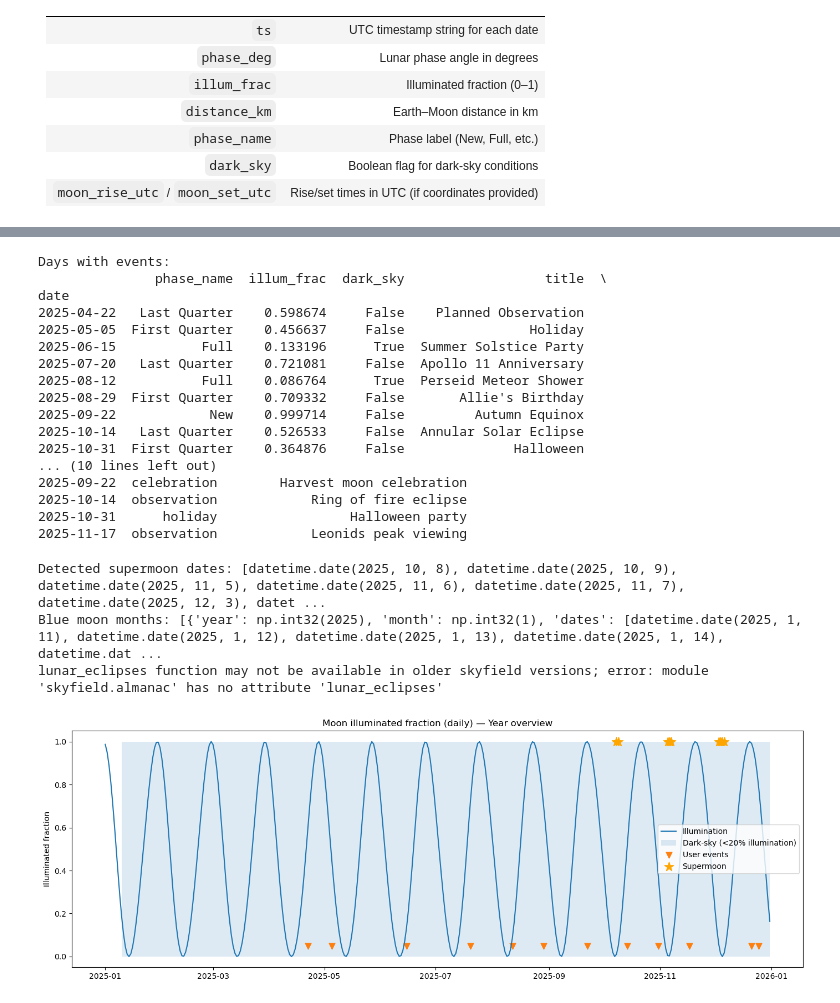
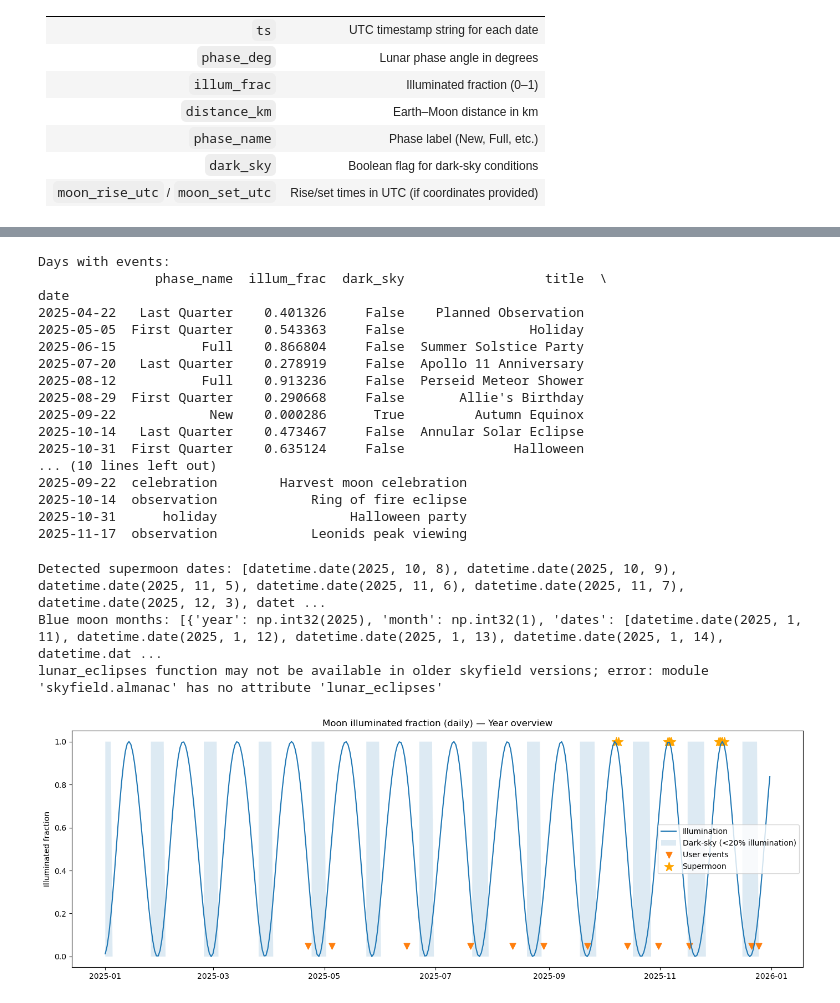
Before and after one commit to echengpython/Moon-Phase-Calendar-2025, a Jupyter notebook: moon_calendar.ipynb, the cells around one changed output, grey strips where cells are left out. Drawn from its saved outputs; the diff is of its cells as text; code cells hidden in the pictures.

Commit message:
fixed plot

```diff
--- a/moon_calendar.ipynb
+++ b/moon_calendar.ipynb
@@ -145,7 +145,7 @@ def generate_lunar_dataframe(start_date, end_date, observer_lat=None, observer_l
     # compute phase angle using almanac.moon_phase
     phase_angles = almanac.moon_phase(eph, t)  # returns Angle object
     # illuminated fraction formula
-    illum_frac = (1 + np.cos(phase_angles.radians)) / 2.0
+    illum_frac = (1 - np.cos(phase_angles.radians)) / 2.0
 
     # distances: compute geocentric vector from earth to moon
     # We'll observe moon from Earth's center for geocentric distance
@@ -252,15 +252,15 @@ print(events_with_data[['phase_name','illum_frac','dark_sky','title','category',
 Days with events:
                phase_name  illum_frac  dark_sky                  title  \
 date
-2025-04-22   Last Quarter    0.598674     False    Planned Observation
-2025-05-05  First Quarter    0.456637     False                Holiday
-2025-06-15           Full    0.133196      True  Summer Solstice Party
-2025-07-20   Last Quarter    0.721081     False  Apollo 11 Anniversary
-2025-08-12           Full    0.086764      True  Perseid Meteor Shower
-2025-08-29  First Quarter    0.709332     False       Allie's Birthday
-2025-09-22            New    0.999714     False         Autumn Equinox
-2025-10-14   Last Quarter    0.526533     False  Annular Solar Eclipse
-2025-10-31  First Quarter    0.364876     False              Halloween
+2025-04-22   Last Quarter    0.401326     False    Planned Observation
+2025-05-05  First Quarter    0.543363     False                Holiday
+2025-06-15           Full    0.866804     False  Summer Solstice Party
+2025-07-20   Last Quarter    0.278919     False  Apollo 11 Anniversary
+2025-08-12           Full    0.913236     False  Perseid Meteor Shower
+2025-08-29  First Quarter    0.290668     False       Allie's Birthday
+2025-09-22            New    0.000286      True         Autumn Equinox
+2025-10-14   Last Quarter    0.473467     False  Annular Solar Eclipse
+2025-10-31  First Quarter    0.635124     False              Halloween
 ... (10 lines left out)
 2025-09-22  celebration        Harvest moon celebration
 2025-10-14  observation            Ring of fire eclipse
@@ -309,29 +309,37 @@ lunar_eclipses function may not be available in older skyfield versions; error:
 # %%
 # Simple plot: illuminated fraction through the year, with event markers and dark-sky shading
 fig, ax = plt.subplots(figsize=(14,5))
 dates = pd.to_datetime(lunar_df.reset_index()['date'])
 ax.plot(dates, lunar_df['illum_frac'], linewidth=1.5, label='Illumination')
 
 # Shade dark-sky days
-dark_dates = lunar_df[lunar_df['dark_sky']].reset_index()
-ax.fill_between(pd.to_datetime(dark_dates['date']), 0, 1, alpha=0.15, label='Dark-sky (<20% illumination)')
+dark_mask = lunar_df['illum_frac'] < 0.20
+ax.fill_between(
+    dates,
+    0,
+    1,
+    where=dark_mask,
+    alpha=0.15,
+    label='Dark-sky (<20% illumination)',
+    interpolate=True,
+)
 
 # Mark user events
 ev_dates = pd.to_datetime(events['date'])
 ax.scatter(ev_dates, [0.05]*len(ev_dates), marker='v', s=60, label='User events')
 
 # mark supermoons
 if supermoon_dates:
     ax.scatter(pd.to_datetime(supermoon_dates), [1.0]*len(supermoon_dates), marker='*', s=150, color='orange', label='Supermoon')
 
 ax.set_ylabel('Illuminated fraction')
 ax.set_title('Moon illuminated fraction (daily) — Year overview')
 ax.set_ylim(-0.05, 1.05)
 ax.legend()
 plt.tight_layout()
 plt.show()
 # %% [output]
-[figure, old version]
+[figure, new version]
 # %%
 def monthly_report(df, year, month):
     """Return a small report (dict) summarizing dark-sky nights and events for a month."""
```
Also changed, not shown: parts of 2 cells of this notebook.
